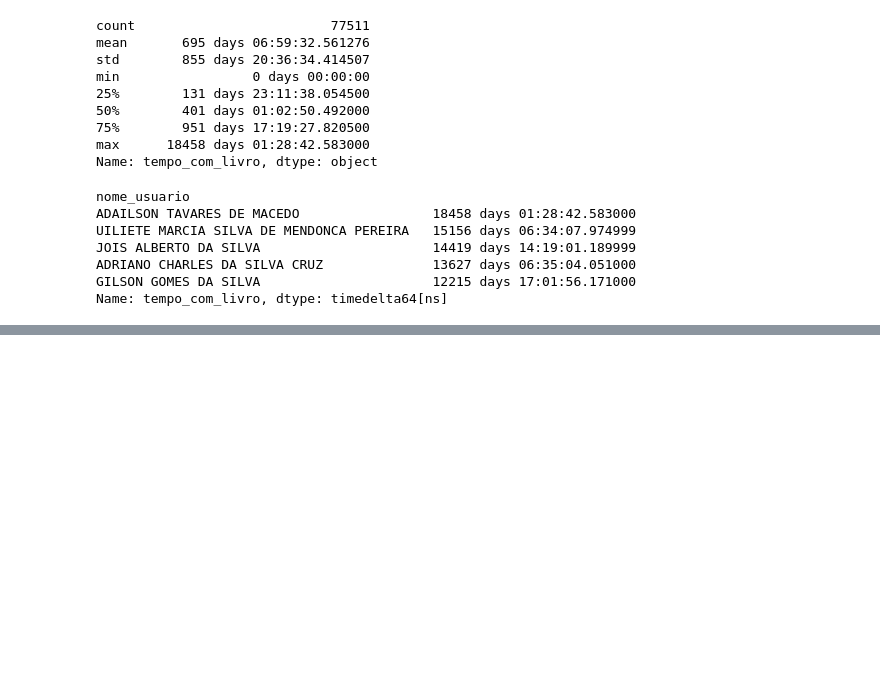
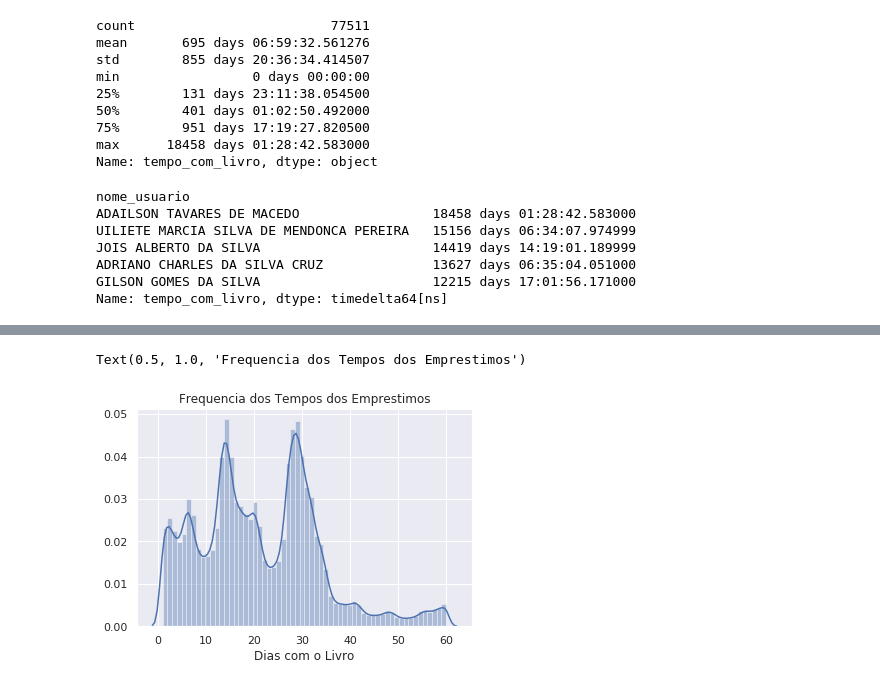
Before and after one commit to JohnVithor/Data_Science_2019_U2, a Jupyter notebook: Biblioteca.ipynb, the cells around one changed output, grey strips where cells are left out. Saved outputs shown, nothing was run; the diff lists cells and outputs as text; code cells hidden in the pictures; blank space fills up the shorter version.

```diff
--- a/Biblioteca.ipynb
+++ b/Biblioteca.ipynb
@@ -243,3 +254,16 @@ emprestimos_reg_sistema_sorted["dias_com_livro"] = emprestimos_reg_sistema_sorte
+# %%
+to_plot = emprestimos_reg_sistema_sorted[(emprestimos_reg_sistema_sorted.dias_com_livro <= 60) & (emprestimos_reg_sistema_sorted.dias_com_livro > 0)]
+# %%
+to_plot = to_plot[["codigo_barras", "dias_com_livro"]]
+# %%
+to_plot.columns = ["Código de Barras", "Dias com o Livro"]
+# %%
+g = sns.distplot(to_plot["Dias com o Livro"], bins=60)
+g.set_title("Frequencia dos Tempos dos Emprestimos")
+#to_plot.plot.hist(x="Código de Barras", y="Dias com o Livro", bins=60, legend=False, title="Frequencia dos Tempos dos Emprestimos ")
+# %% [output]
+Text(0.5, 1.0, 'Frequencia dos Tempos dos Emprestimos')
+[figure, added]
 # %%
 livros_mais_dias = emprestimos_reg_sistema_sorted.groupby("registro_sistema")["dias_com_livro"].sum()
 # %%
```
Also changed, not shown: parts of 18 cells of this notebook.
